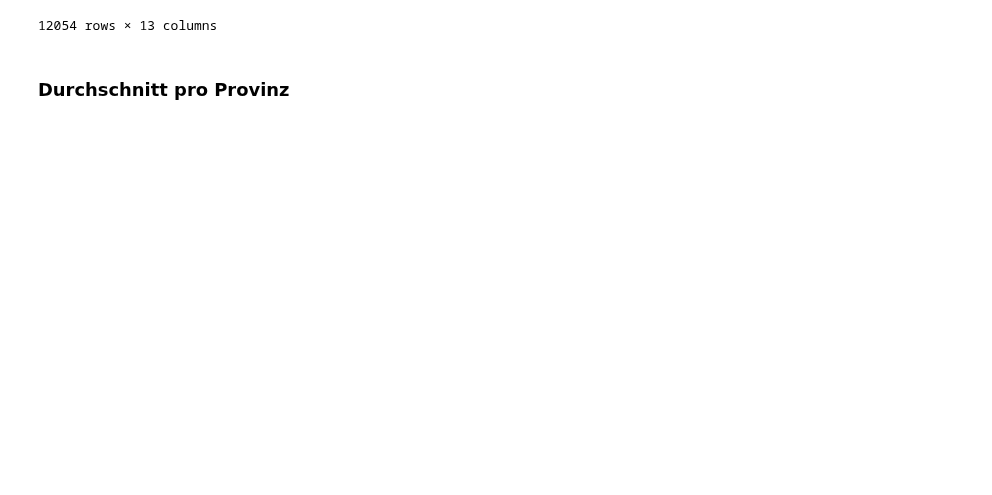
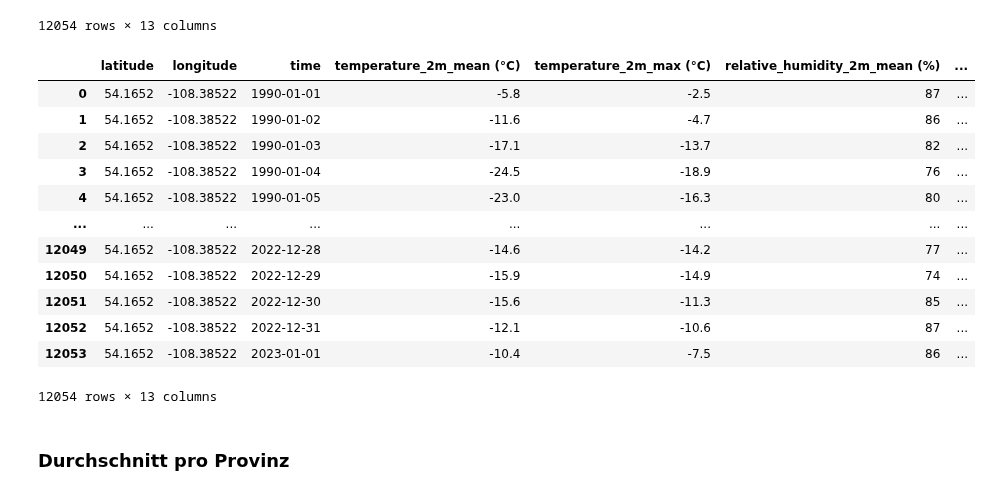
Before and after one commit to yajoka/firewatch, a Jupyter notebook: notebook/import_30_years_weather_data.ipynb, the cells around one changed output. Cells and saved outputs as stored; diff of their text form; code cells hidden in the pictures; blank space fills up the shorter version.

```diff
--- a/notebook/import_30_years_weather_data.ipynb
+++ b/notebook/import_30_years_weather_data.ipynb
@@ -1000,28 +1000,42 @@ Saskatchewan_2
 # %%
 #Meadow Lake Provincial Park
 #→ 54.14, -108.44
-pfad = "../data/import weather data/import data/Saskatchewan/open-meteo-53.95N106.19W532m.csv"
+pfad = "../data/import weather data/import data/Saskatchewan/open-meteo-54.17N108.39W483m.csv"
 
 # -------------------------------------------------------
 # 1) Koordinaten aus Zeile 2 (Index 1) einlesen
 # -------------------------------------------------------
 coords = pd.read_csv(pfad, nrows=2, header=None)
 lat = coords.iloc[1, 0]
 lon = coords.iloc[1, 1]
 
 df = pd.read_csv(
     pfad,
     skiprows=3,   # Metadaten überspringen
     comment="#",  # ignoriert eventuelle Kommentarzeilen
 )
 
 df["latitude"] = lat
 df["longitude"] = lon
 
 # Falls du die Spalten vorne haben willst:
-Saskatchewan_1 = df[["latitude", "longitude"] + [col for col in df.columns if col not in ["latitude", "longitude"]]]
+Saskatchewan_3 = df[["latitude", "longitude"] + [col for col in df.columns if col not in ["latitude", "longitude"]]]
 
-Saskatchewan_1
+Saskatchewan_3
+# %% [output]
+|  | latitude | longitude | time | temperature_2m_mean (°C) | temperature_2m_max (°C) | relative_humidity_2m_mean (%) | ... |
+| 0 | 54.1652 | -108.38522 | 1990-01-01 | -5.8 | -2.5 | 87 | ... |
+| 1 | 54.1652 | -108.38522 | 1990-01-02 | -11.6 | -4.7 | 86 | ... |
+| 2 | 54.1652 | -108.38522 | 1990-01-03 | -17.1 | -13.7 | 82 | ... |
+| 3 | 54.1652 | -108.38522 | 1990-01-04 | -24.5 | -18.9 | 76 | ... |
+| 4 | 54.1652 | -108.38522 | 1990-01-05 | -23.0 | -16.3 | 80 | ... |
+| ... | ... | ... | ... | ... | ... | ... | ... |
+| 12049 | 54.1652 | -108.38522 | 2022-12-28 | -14.6 | -14.2 | 77 | ... |
+| 12050 | 54.1652 | -108.38522 | 2022-12-29 | -15.9 | -14.9 | 74 | ... |
+| 12051 | 54.1652 | -108.38522 | 2022-12-30 | -15.6 | -11.3 | 85 | ... |
+| 12052 | 54.1652 | -108.38522 | 2022-12-31 | -12.1 | -10.6 | 87 | ... |
+| 12053 | 54.1652 | -108.38522 | 2023-01-01 | -10.4 | -7.5 | 86 | ... |
+12054 rows × 13 columns
 # %% [markdown]
 ### Durchschnitt pro Provinz
 # %%
```
Also changed, not shown: parts of 23 cells of this notebook, 8 other files.
